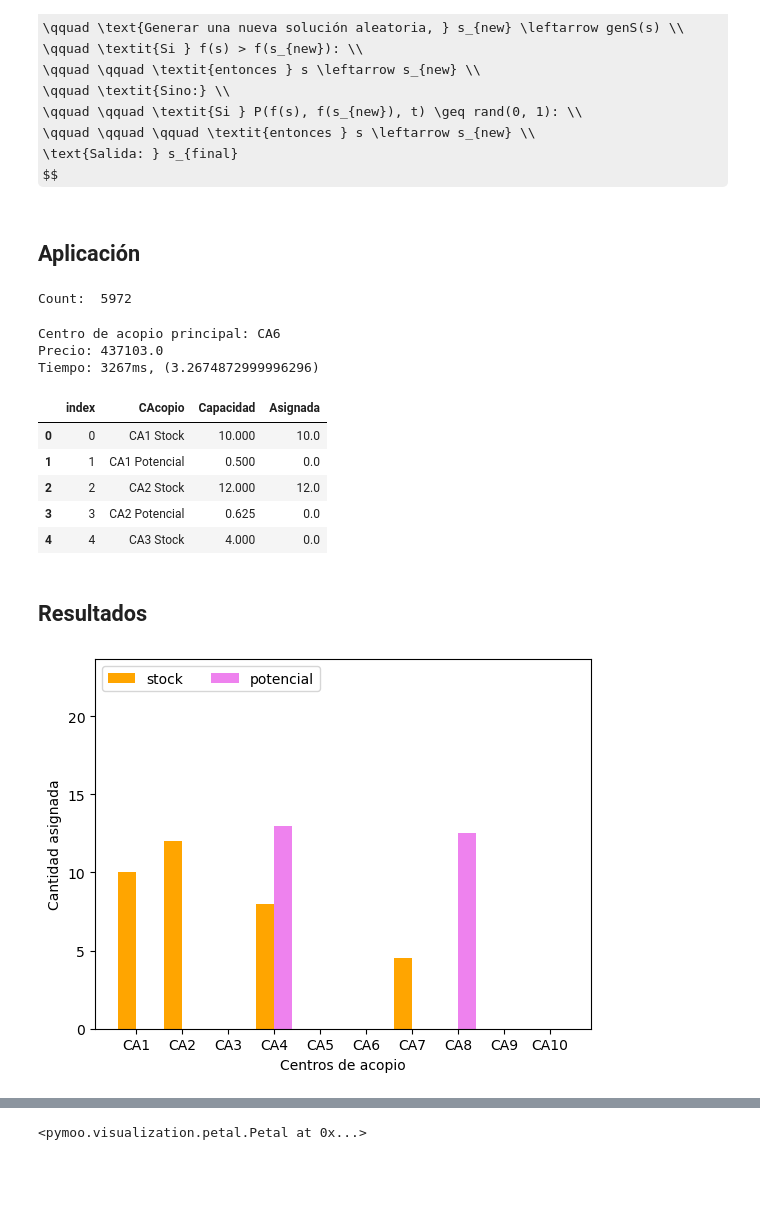
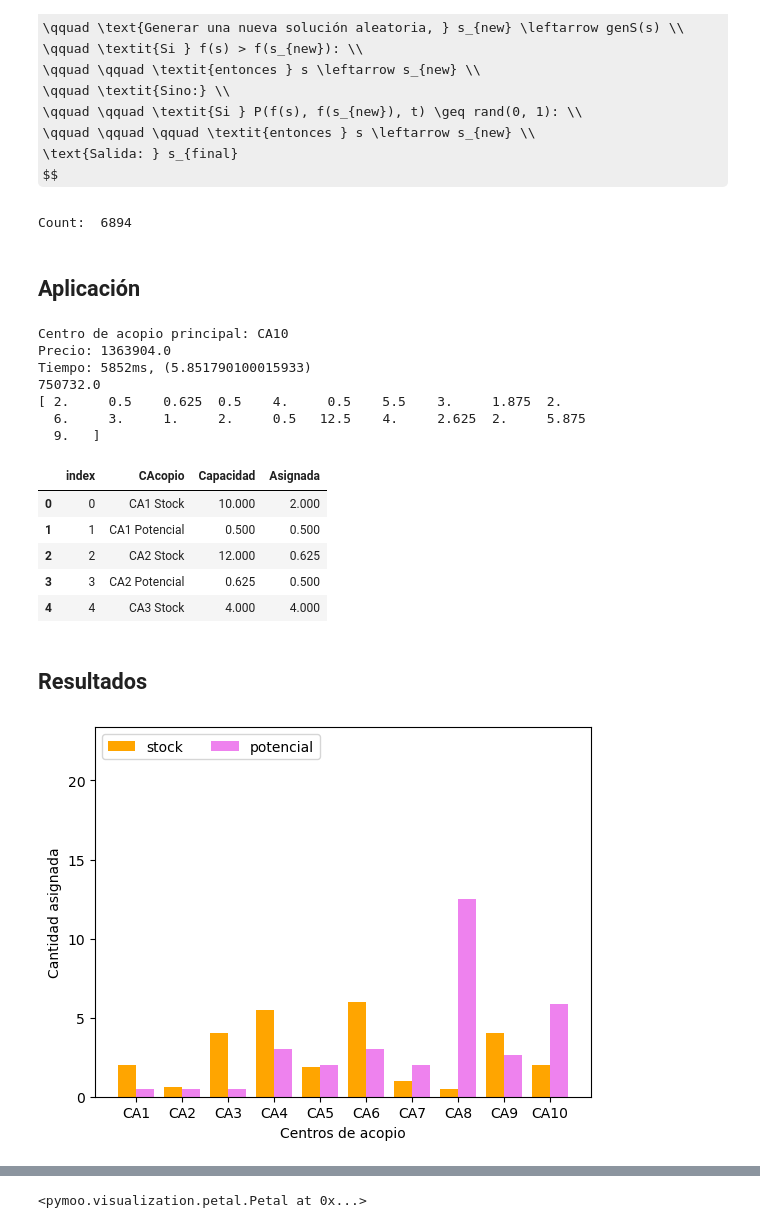
Before and after one commit to jefftorres/cheese, a Jupyter notebook: queso_sa.ipynb, the cells around one changed output, grey strips where cells are left out. Drawn from its saved outputs; the diff is of its cells as text; code cells hidden in the pictures; some formulas as TeX source; blank space fills up the shorter version.

```diff
--- a/queso_sa.ipynb
+++ b/queso_sa.ipynb
@@ -26,13 +26,13 @@ demanda = 60
 ctiempo = 100
 
 # Temperatura inicial
-max_anneal = 1e4
+max_anneal = 1.e10
 # Temperatura final de enfriamiento (terminación)
-min_anneal = 1e-9
+min_anneal = 1.e-2
 # Energía mínima (terminación)
-energy = 1e-6
+energy = 3.5e5
 # Ratio de enfriamiento
-r_anneal = 0.995
+r_anneal = 0.996
 # %%
 archivos = {
     'info_acopios': info_acopios,
@@ -126,14 +127,19 @@ def anneal(t, t_min, e_th, alpha):
     f = objective_func
     # Estado inicial (s0)
     s = gen_s0(N*2)
-    # función objetivo a minimizar (a.k.a energía, fitness)
+    # función a optimizar (a.k.a energía, fitness)
     e = f(s, N, data)
     # Contador de iteraciones o pasos
     k = 0
 
+    historial_f = []
+
     while t > t_min and e > e_th:
-        s_new = gen_s0(size)
+        s_new = gen_s(s)
         e_new = f(s_new, N, data)
+
+        ' !!!!!!!! '
+        historial_f.append(e_new)
 
         delta = e_new - e
 
@@ -141,8 +147,7 @@ def anneal(t, t_min, e_th, alpha):
             s = s_new
             e = e_new
         else:
-            asd = -delta / t
-            p = np.exp(asd)
+            p = np.exp(-delta / t)
             r = np.random.rand()
 
             if r < p:
@@ -152,72 +157,78 @@ def anneal(t, t_min, e_th, alpha):
         t *= alpha
         k += 1
 
-    return s, k
+    return s, k, historial_f
 
 
 def sa(t_max, t_min, e_th, alpha, key=1):
-    np.random.seed(key)
-    x, count = anneal(t_max, t_min, e_th, alpha)
+    # np.random.seed(key)
+    x, count, historial_f = anneal(t_max, t_min, e_th, alpha)
     print(f'Count: ', count)
-    return x
+    return x, historial_f
+
+t_start_sa = timeit.default_timer()
+annealing, historial = sa(max_anneal, min_anneal, energy, r_anneal)
+t_end_sa = timeit.default_timer()
+
+t_delta_sa = t_end_sa - t_start_sa
+# %% [output]
+Count:  6894
 # %% [markdown]
 ## Aplicación
-# %%
-t_start_sa = timeit.default_timer()
-sa = sa(max_anneal, min_anneal, energy, r_anneal)
-t_end_sa = timeit.default_timer()
-
-t_delta_sa = t_end_sa - t_start_sa
-# %% [output]
-Count:  5972
 # %%
-print(f'Centro de acopio principal: {params_df['Id_CA'].iloc[int(sa[N*2])]}')
-print(f'Precio: {objective_func(sa, N, data)}')
+print(f'Centro de acopio principal: {params_df['Id_CA'].iloc[int(annealing[N*2])]}')
+print(f'Precio: {objective_func(annealing, N, data)}')
 print(f'Tiempo: {round(t_delta_sa * 1000)}ms, ({t_delta_sa})')
+print(np.min(historial))
+print(annealing)
 # %% [output]
-Centro de acopio principal: CA6
-Precio: 437103.0
-Tiempo: 3267ms, (3.2674872999996296)
+Centro de acopio principal: CA10
+Precio: 1363904.0
+Tiempo: 5852ms, (5.851790100015933)
+750732.0
+[ 2.     0.5    0.625  0.5    4.     0.5    5.5    3.     1.875  2.
+  6.     3.     1.     2.     0.5   12.5    4.     2.625  2.     5.875
+  9.   ]
 # %%
-asignaciones = alloc_df(sa, params_df, N, capacidades)
+asignaciones = alloc_df(annealing, params_df, N, capacidades)
 asignaciones.head()
 # %% [output]
 |  | index | CAcopio | Capacidad | Asignada |
-| 0 | 0 | CA1 Stock | 10.000 | 10.0 |
-| 1 | 1 | CA1 Potencial | 0.500 | 0.0 |
-| 2 | 2 | CA2 Stock | 12.000 | 12.0 |
-| 3 | 3 | CA2 Potencial | 0.625 | 0.0 |
-| 4 | 4 | CA3 Stock | 4.000 | 0.0 |
+| 0 | 0 | CA1 Stock | 10.000 | 2.000 |
+| 1 | 1 | CA1 Potencial | 0.500 | 0.500 |
+| 2 | 2 | CA2 Stock | 12.000 | 0.625 |
+| 3 | 3 | CA2 Potencial | 0.625 | 0.500 |
+| 4 | 4 | CA3 Stock | 4.000 | 4.000 |
 # %% [markdown]
 ## Resultados
 # %%
 even = np.arange(0, N*2-1, 2)
 odd = np.arange(1, N*2, 2)
 
 cap_stock = np.take(capacidades, even)
 cap_potencial = np.take(capacidades, odd)
 
-ca_stock = np.take(sa, even)
-ca_potencial = np.take(sa, odd)
+ca_stock = np.take(annealing, even)
+ca_potencial = np.take(annealing, odd)
 
 labels = params_df['Id_CA']
 x = np.arange(len(labels))
 y1 = ca_stock
 y2 = ca_potencial
 
 fig, ax = plt.subplots()
-y_lim = np.array(np.mean([np.max(capacidades), np.max(sa)])) * 1.1
+y_lim = np.array(np.mean([np.max(capacidades), np.max(annealing)])) * 1.1
 ax.set_ylim([0, y_lim])
 x1_bar = ax.bar(x-0.2, y1, width=0.4, label='stock', color='orange')
 x2_bar = ax.bar(x+0.2, y2, width=0.4, label='potencial', color='violet')
 
 plt.xticks(x, labels)
 plt.xlabel('Centros de acopio')
 plt.ylabel('Cantidad asignada')
 plt.legend(loc='upper left', ncol=2)
 plt.show()
 # %% [output]
-[figure, old version]
+[figure, new version]
 # %%
 from pymoo.visualization.heatmap import Heatmap
 
```
Also changed, not shown: parts of 9 cells of this notebook, 1 other file.
